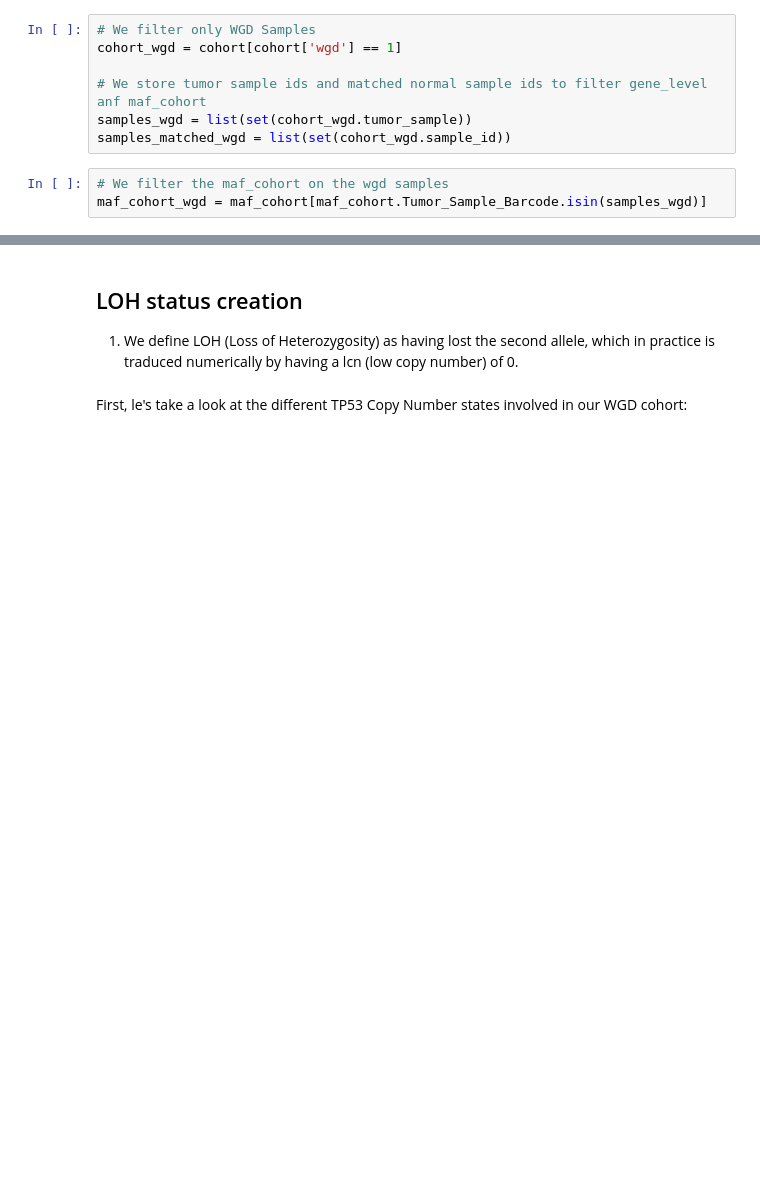
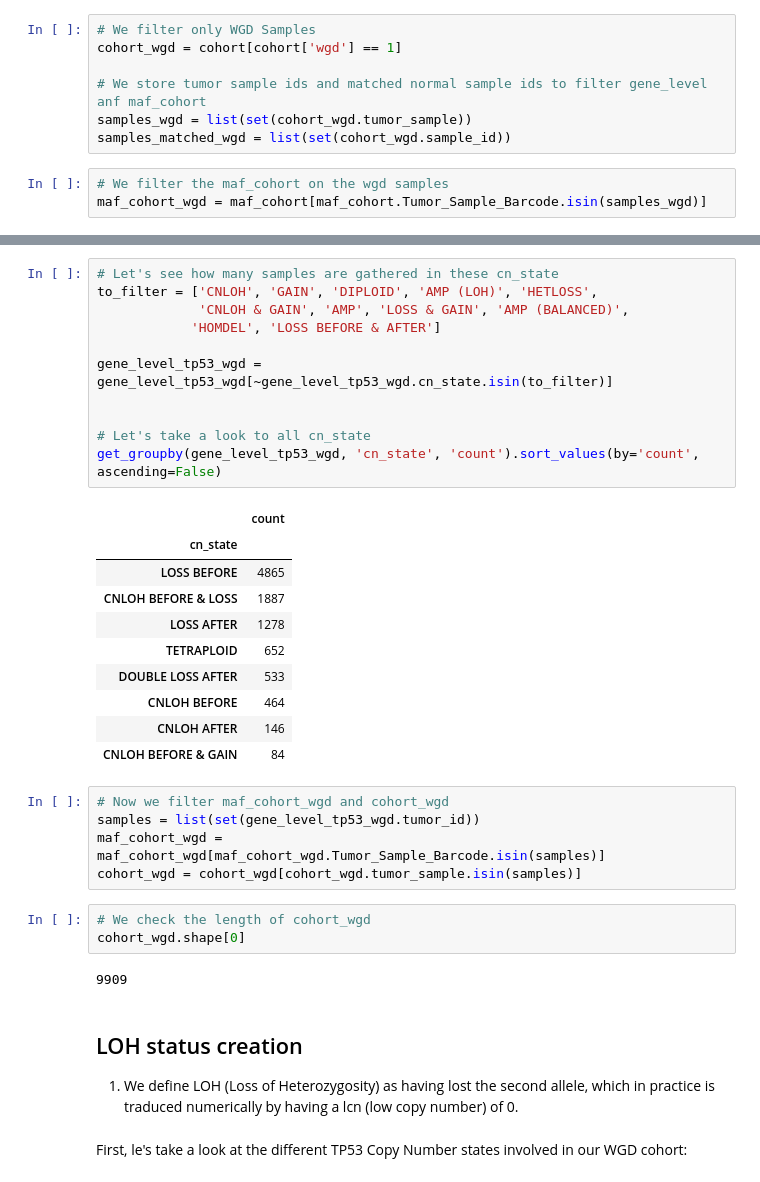
Before and after one commit to emilecohen/mskimpact_tp53_exploration, a Jupyter notebook: analysis/exploratory_analysis/wgd_study/wgd_analysis.ipynb, the cells around one changed output, grey strips where cells are left out. Cells and saved outputs as stored; diff of their text form; blank space fills up the shorter version.

```diff
--- a/analysis/exploratory_analysis/wgd_study/wgd_analysis.ipynb
+++ b/analysis/exploratory_analysis/wgd_study/wgd_analysis.ipynb
@@ -258,3 +303,35 @@ maf_cohort_wgd = maf_cohort[maf_cohort.Tumor_Sample_Barcode.isin(samples_wgd)]
+# %%
+# Let's see how many samples are gathered in these cn_state
+to_filter = ['CNLOH', 'GAIN', 'DIPLOID', 'AMP (LOH)', 'HETLOSS',
+             'CNLOH & GAIN', 'AMP', 'LOSS & GAIN', 'AMP (BALANCED)',
+            'HOMDEL', 'LOSS BEFORE & AFTER']
+
+gene_level_tp53_wgd = gene_level_tp53_wgd[~gene_level_tp53_wgd.cn_state.isin(to_filter)]
+
+
+# Let's take a look to all cn_state
+get_groupby(gene_level_tp53_wgd, 'cn_state', 'count').sort_values(by='count', ascending=False)
+# %% [output]
+|  | count |
+| cn_state |  |
+| LOSS BEFORE | 4865 |
+| CNLOH BEFORE & LOSS | 1887 |
+| LOSS AFTER | 1278 |
+| TETRAPLOID | 652 |
+| DOUBLE LOSS AFTER | 533 |
+| CNLOH BEFORE | 464 |
+| CNLOH AFTER | 146 |
+| CNLOH BEFORE & GAIN | 84 |
+# %%
+# Now we filter maf_cohort_wgd and cohort_wgd
+samples = list(set(gene_level_tp53_wgd.tumor_id))
+maf_cohort_wgd = maf_cohort_wgd[maf_cohort_wgd.Tumor_Sample_Barcode.isin(samples)]
+cohort_wgd = cohort_wgd[cohort_wgd.tumor_sample.isin(samples)]
+# %%
+# We check the length of cohort_wgd
+cohort_wgd.shape[0]
+# %% [output]
+9909
 # %% [markdown]
 ## LOH status creation
 
```
Also changed, not shown: parts of 16 cells of this notebook.
